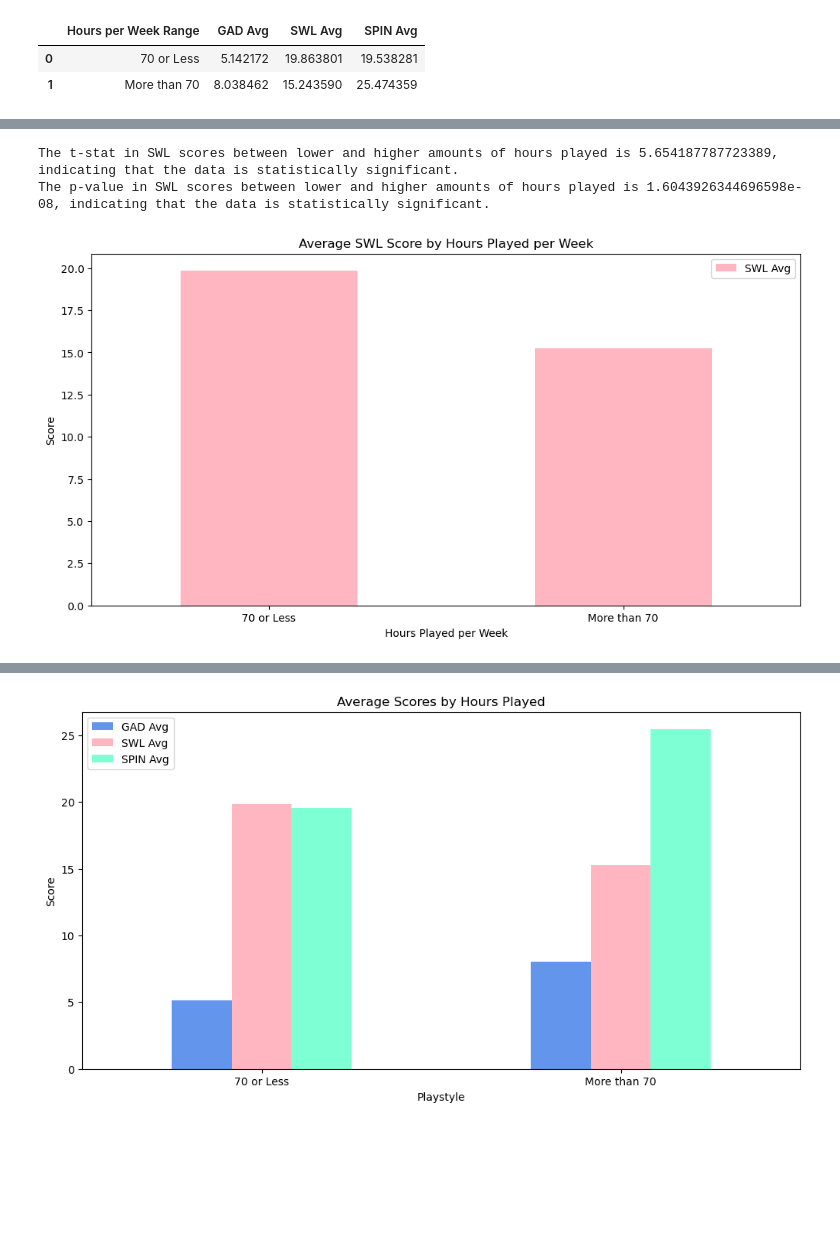
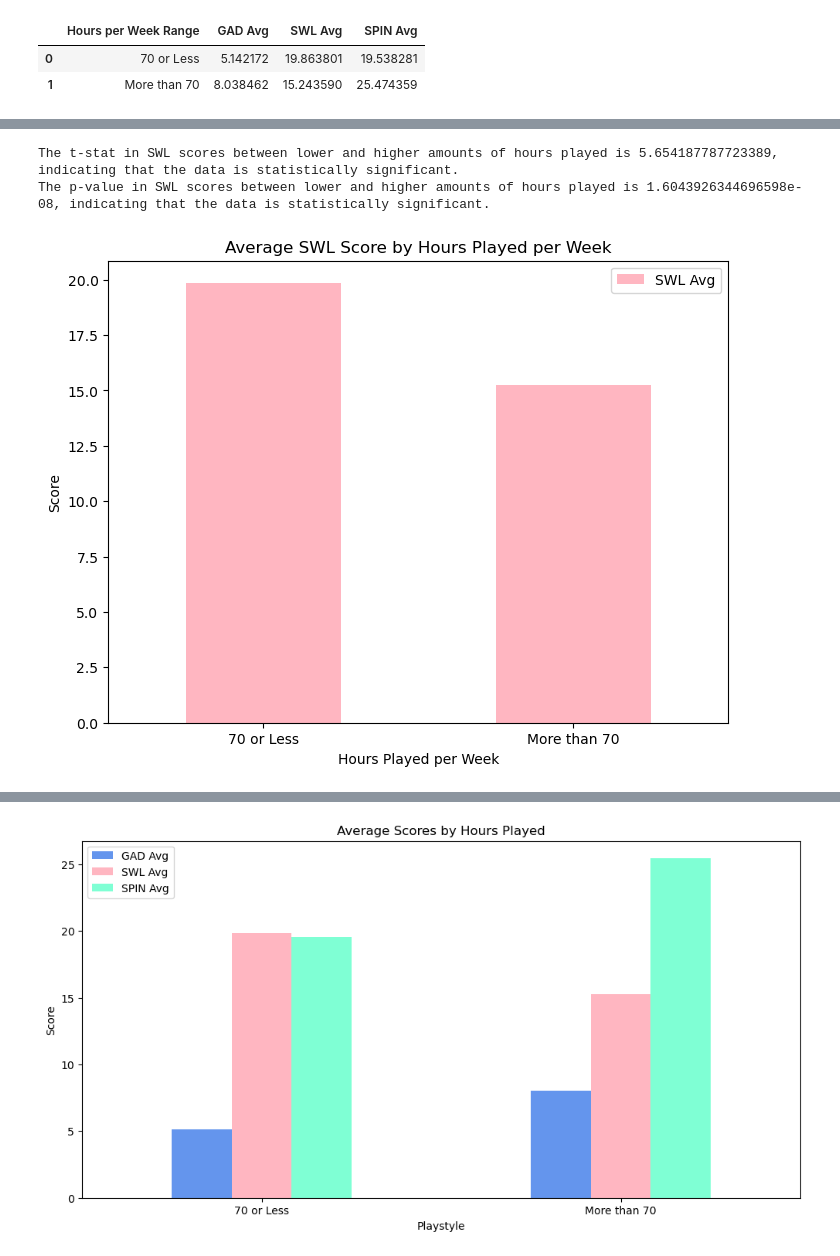
Before and after one commit to ComfyKoala/Project_1_Group_1, a Jupyter notebook: kaitlyns_analysis/kaitlyns_analysis_clean.ipynb, the cells around one changed output, grey strips where cells are left out. Saved outputs shown, nothing was run; the diff lists cells and outputs as text; code cells hidden in the pictures; blank space fills up the shorter version.

```diff
--- a/kaitlyns_analysis/kaitlyns_analysis_clean.ipynb
+++ b/kaitlyns_analysis/kaitlyns_analysis_clean.ipynb
@@ -256,37 +256,37 @@ hours_halved_mean_df.plot(
     x = 'Hours per Week Range',
     y = ['SWL Avg'],
     kind = 'bar',
-    figsize = (12,6),
+    figsize = (8,6),
     color = 'lightpink',
     xlabel = 'Hours Played per Week',
     ylabel = 'Score',
     title = 'Average SWL Score by Hours Played per Week',
     rot=0
 );
 
 # find statistical significance of SWL scores between lower and higher hours played
 swl_low_hr = playstyle_df[(playstyle_df['Hours per Week'] <= 70)]
 swl_high_hr = playstyle_df[(playstyle_df['Hours per Week'] > 70)]
 t_stat, p_value = ttest_ind(swl_low_hr['SWL Total'], swl_high_hr['SWL Total'])
 
 if t_stat >= 2 or t_stat <= -2:
     print(f'The t-stat in SWL scores between lower and higher amounts of hours played is {t_stat}, indicating that the data is statistically significant.')
 else:
     print(f'The t-stat in SWL scores between lower and higher amounts of hours played is {t_stat}, indicating that the data is not statistically significant.')
 if p_value < 0.05:
     print(f'The p-value in SWL scores between lower and higher amounts of hours played is {p_value}, indicating that the data is statistically significant.')
 elif p_value > 0.05:
     print(f'The p-value in SWL scores between lower and higher amounts of hours played is {p_value}, indicating that the data is not statistically significant.')
 
 # save figure
-plt.savefig('../hours_halved_swl_bar')
+plt.savefig('../images/hours_halved_swl_bar')
 
 # display figure
 plt.show()
 # %% [output]
 The t-stat in SWL scores between lower and higher amounts of hours played is 5.654187787723389, indicating that the data is statistically significant.
 The p-value in SWL scores between lower and higher amounts of hours played is 1.6043926344696598e-08, indicating that the data is statistically significant.
-[figure, old version]
+[figure, new version]
 # %%
 # create bar graph displaying avg SPIN score by hours played per week
 cols_hours_spin_avg = ['SPIN Avg']
```
Also changed, not shown: parts of 2 cells of this notebook, 3 other files.
